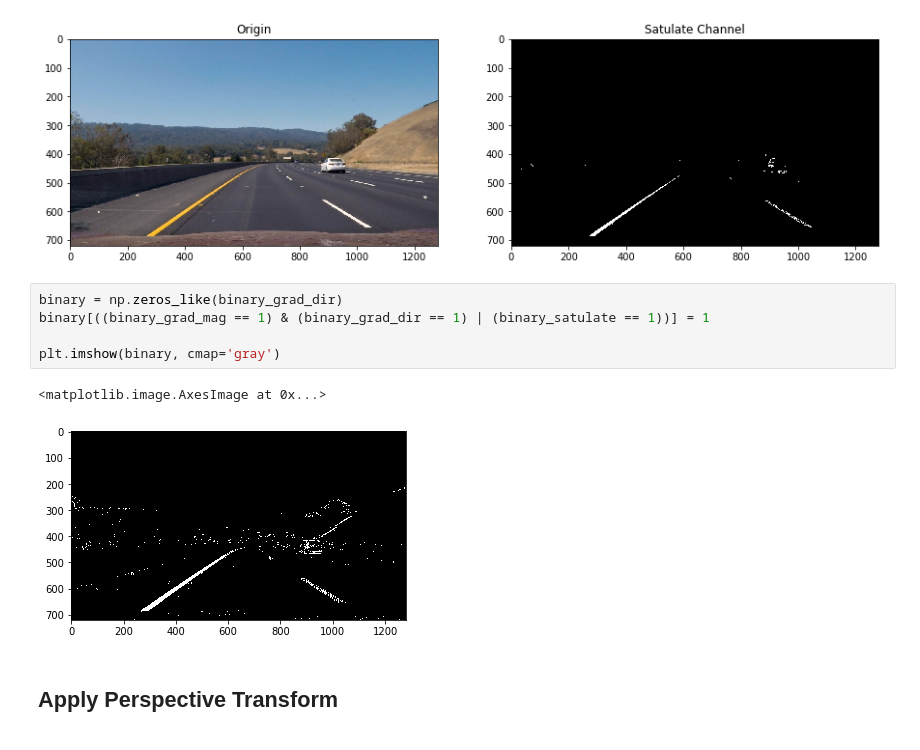
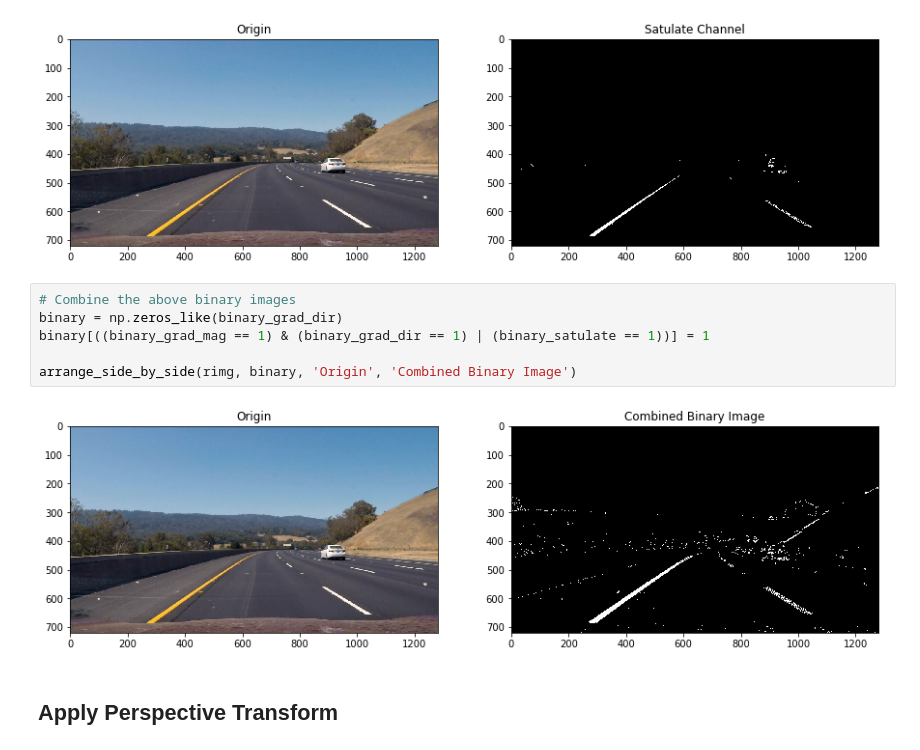
Before and after one commit to MasanaoMatsuda/finding-lane-lines, a Jupyter notebook: AdvancedLaneFinding/AdvancedLaneFinding.ipynb, the cells around one changed output. Saved outputs shown, nothing was run; the diff lists cells and outputs as text.

```diff
--- a/AdvancedLaneFinding/AdvancedLaneFinding.ipynb
+++ b/AdvancedLaneFinding/AdvancedLaneFinding.ipynb
@@ -201,13 +201,13 @@ arrange_side_by_side(rimg, binary_satulate, 'Origin', 'Satulate Channel')
 # %% [output]
 [figure]
 # %%
+# Combine the above binary images
 binary = np.zeros_like(binary_grad_dir)
 binary[((binary_grad_mag == 1) & (binary_grad_dir == 1) | (binary_satulate == 1))] = 1
 
-plt.imshow(binary, cmap='gray')
+arrange_side_by_side(rimg, binary, 'Origin', 'Combined Binary Image')
 # %% [output]
-<matplotlib.image.AxesImage at 0x...>
-[figure, old version]
+[figure, new version]
 # %% [markdown]
 ## Apply Perspective Transform
 # %%
```
Also changed, not shown: parts of 4 cells of this notebook, 3 other files.
